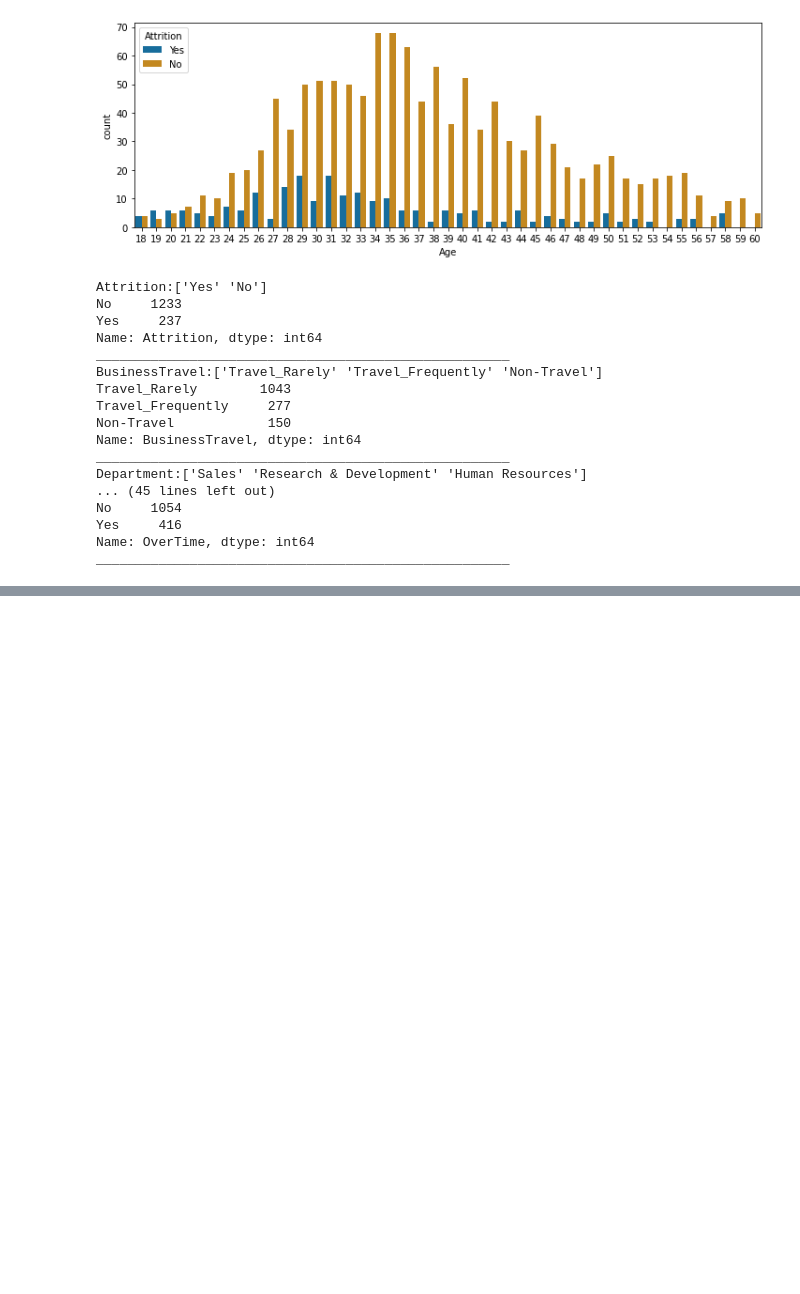
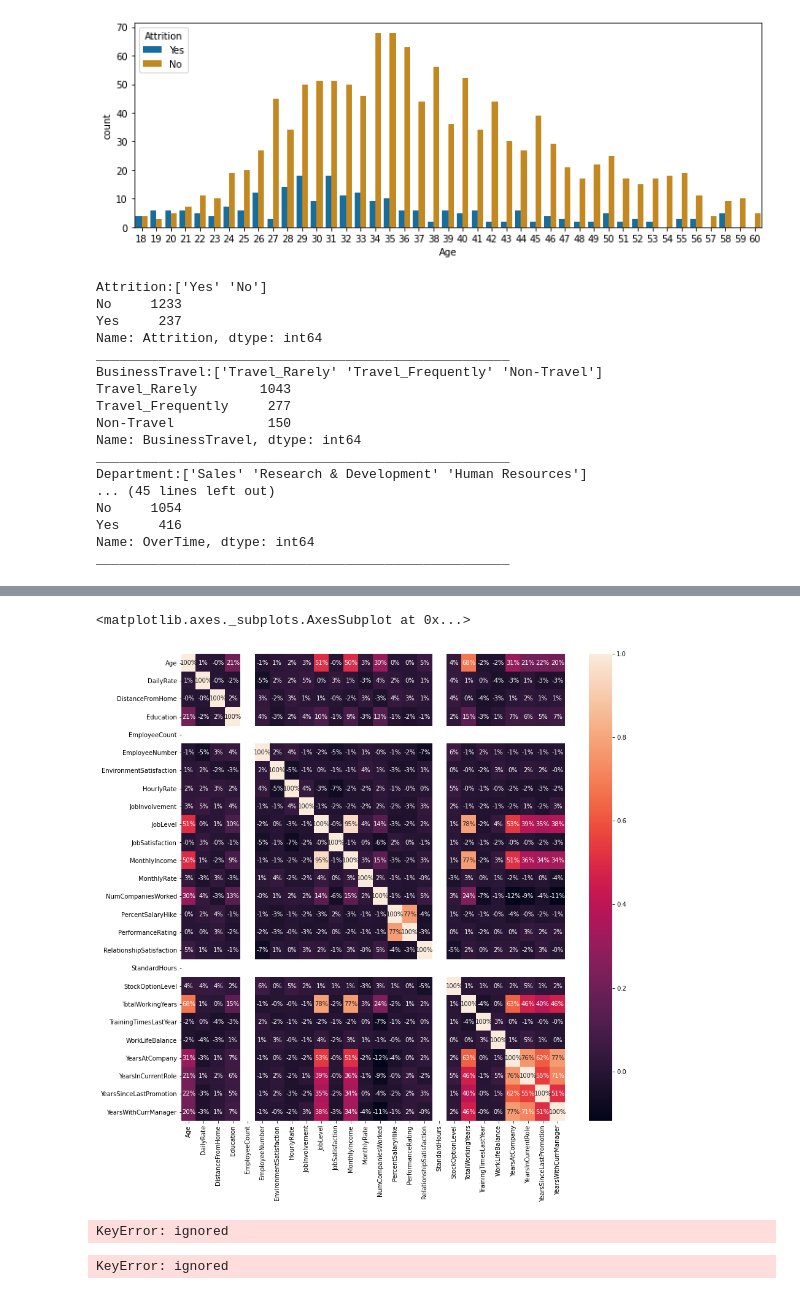
Before and after one commit to jeev64/myDB, a Jupyter notebook: EmpTurnOverPred.ipynb, the cells around one changed output, grey strips where cells are left out. Cells and saved outputs as stored; diff of their text form; code cells hidden in the pictures; blank space fills up the shorter version.

```diff
--- a/EmpTurnOverPred.ipynb
+++ b/EmpTurnOverPred.ipynb
@@ -86,0 +89,6 @@ df.corr()
+# %%
+plt.figure(figsize=(14,14))
+sns.heatmap(df.corr(), annot=True, fmt='0.0%')
+# %% [output]
+<matplotlib.axes._subplots.AxesSubplot at 0x...>
+[figure, added]
@@ -86,0 +103,9 @@ df.corr()
+# %%
+
+df['Age_Year'] = df['Age']
+# %% [output]
+KeyError: ignored
+# %%
+df = df.drop('Age', axis= 1)
+# %% [output]
+KeyError: ignored
```
Also changed, not shown: parts of 9 cells of this notebook.
